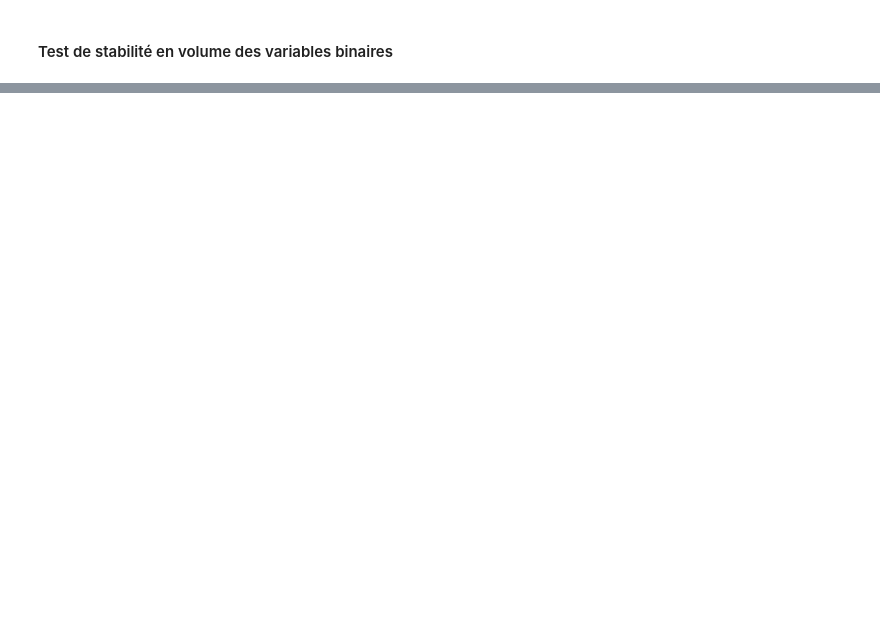
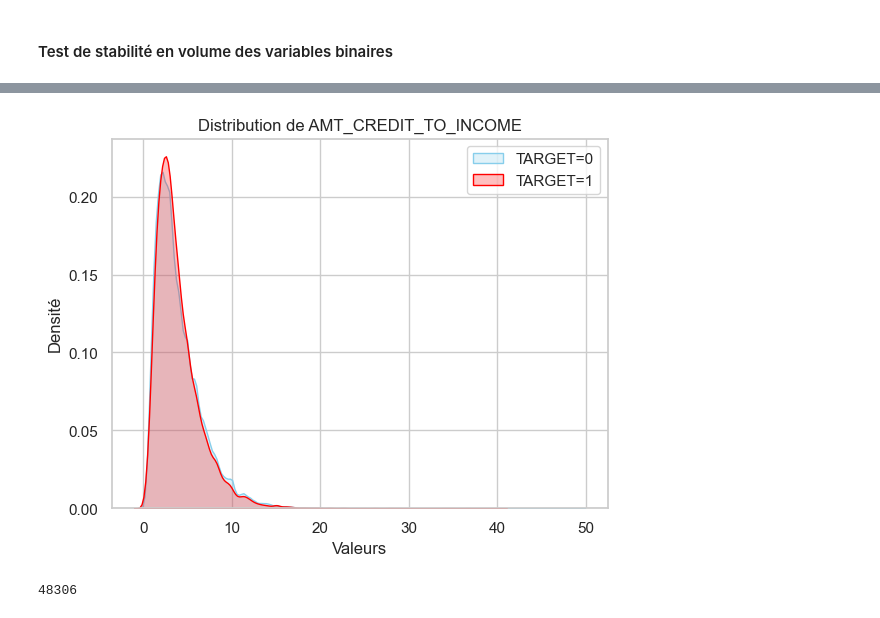
Before and after one commit to jeannoj99/Challenge_Nexialog_PD, a Jupyter notebook: notebooks/EDA.ipynb, the cells around one changed output, grey strips where cells are left out. Cells and saved outputs as stored; diff of their text form; code cells hidden in the pictures; blank space fills up the shorter version.

```diff
--- a/notebooks/EDA.ipynb
+++ b/notebooks/EDA.ipynb
@@ -238,0 +270,2 @@ binary_risk_non_stable_vars=["flag_mobil", "flag_cont_mobil", "flag_email", "reg
+# %%
+binary_risk_non_stable_vars=["FLAG_MOBIL", "FLAG_CONT_MOBILE", "FLAG_EMAIL", "REG_REGION_NOT_LIVE_REGION", "REG_REGION_NOT_WORK_REGION","LIVE_REGION_NOT_WORK_REGION"]
@@ -289,0 +456,17 @@ for col in categorical_vars:
+# %%
+# FEATURE ENGINEERING
+data["HAS_CHILDREN"]=data["CNT_CHILDREN"].apply(lambda x : x if x<=1 else 2)
+# %%
+data["AMT_CREDIT_TO_INCOME"]=data["AMT_CREDIT"]/data["AMT_INCOME_TOTAL"]
+# %%
+# Plot des distributions kernel pour TARGET==0 et TARGET==1
+sns.kdeplot(data.loc[data["TARGET"]==0, "AMT_CREDIT_TO_INCOME"], color='skyblue', label='TARGET=0', fill=True)
+sns.kdeplot(data.loc[data["TARGET"]==1, "AMT_CREDIT_TO_INCOME"], color='red', label='TARGET=1', fill=True)
+
+plt.title("Distribution de AMT_CREDIT_TO_INCOME")
+plt.xlabel('Valeurs')
+plt.ylabel('Densité')
+plt.legend()
+plt.show()
+# %% [output]
+[figure, added]
@@ -289,0 +479,4 @@ for col in categorical_vars:
+# %%
+(data["DAYS_EMPLOYED"] > 0).sum()
+# %% [output]
+48306
```
Also changed, not shown: parts of 47 cells of this notebook, 7 other files.
